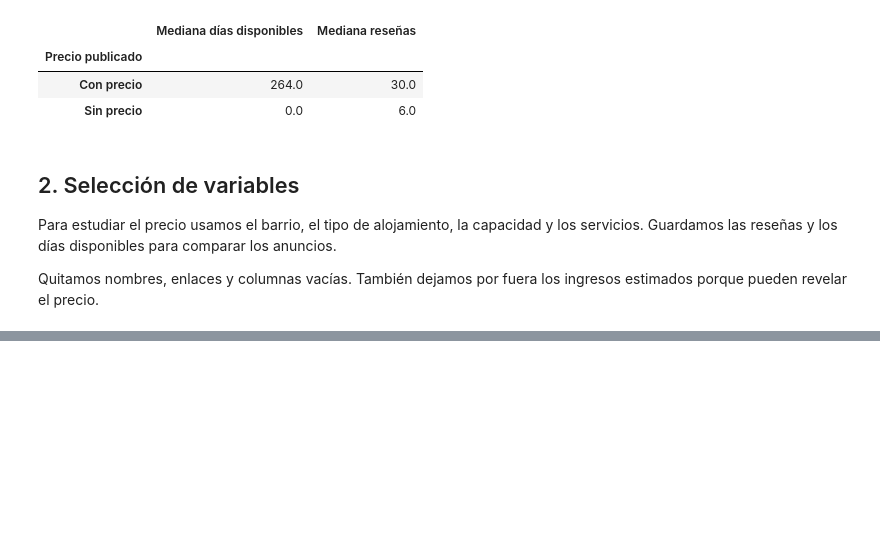
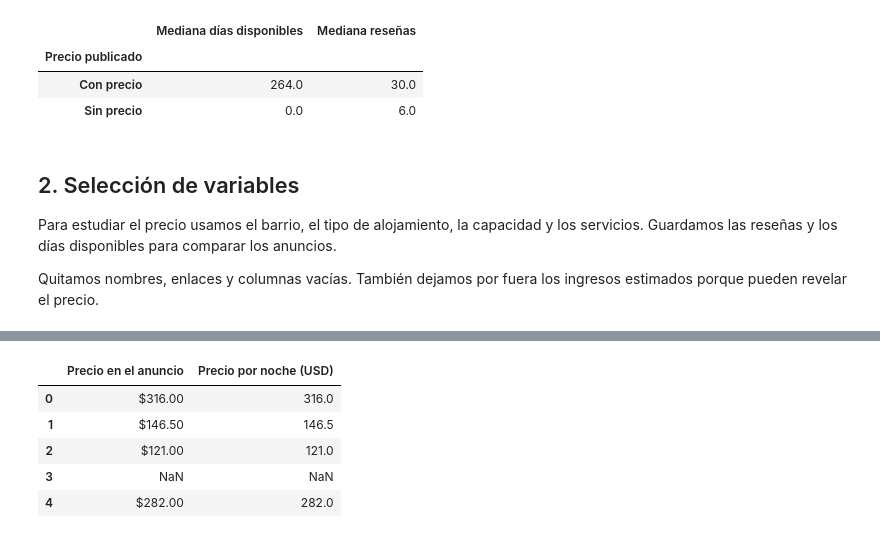
Before and after one commit to Morix9087/Proyecto-2, a Jupyter notebook: Ingenieria de Datos/Analisis exploratorio de datos iniciales.ipynb, the cells around one changed output, grey strips where cells are left out. Saved outputs shown, nothing was run; the diff lists cells and outputs as text; code cells hidden in the pictures; blank space fills up the shorter version.

```diff
--- a/Ingenieria de Datos/Analisis exploratorio de datos iniciales.ipynb
+++ b/Ingenieria de Datos/Analisis exploratorio de datos iniciales.ipynb
@@ -129,0 +197,26 @@ if d["host_id"].isna().any():
+# %%
+# Convertimos $1,200.00 en 1200.00.
+texto_precio = d["price"].astype("string").str.strip()
+patron_usd = r"\$?(?:\d{1,3}(?:,\d{3})+|\d+)(?:\.\d{1,2})?"
+importe = texto_precio.where(texto_precio.str.fullmatch(patron_usd, na=False))
+precio = pd.to_numeric(importe.str.replace(r"[$,]", "", regex=True), errors="coerce").astype("float64")
+precio = precio.where(precio.gt(0)).rename("precio_noche_usd")
+monedas = (original.loc[d.index, "price_quote_raw"].dropna()
+           .map(lambda s: (json.loads(s).get("quote") or {}).get("currency")).dropna())
+assert set(monedas.unique()) == {"USD"}, "Verificar la moneda antes de unir cotizaciones."
+precios = pd.DataFrame({"Precio en el anuncio": d["price"], "Precio por noche (USD)": precio})
+display(precios.head())
+
+# Si algún precio no cuadra, miramos ese anuncio.
+cotizado = pd.to_numeric(original.loc[d.index, "price_quote_price_per_night"], errors="coerce")
+revisar = ((precio.isna() & (texto_precio.notna() | cotizado.gt(0))) |
+           (precio - cotizado).abs().gt(.010001))
+if revisar.any():
+    display(precios.assign(Cotización=cotizado).loc[revisar].head())
+# %% [output]
+|  | Precio en el anuncio | Precio por noche (USD) |
+| 0 | $316.00 | 316.0 |
+| 1 | $146.50 | 146.5 |
+| 2 | $121.00 | 121.0 |
+| 3 | NaN | NaN |
+| 4 | $282.00 | 282.0 |
```
Also changed, not shown: parts of 3 cells of this notebook.
